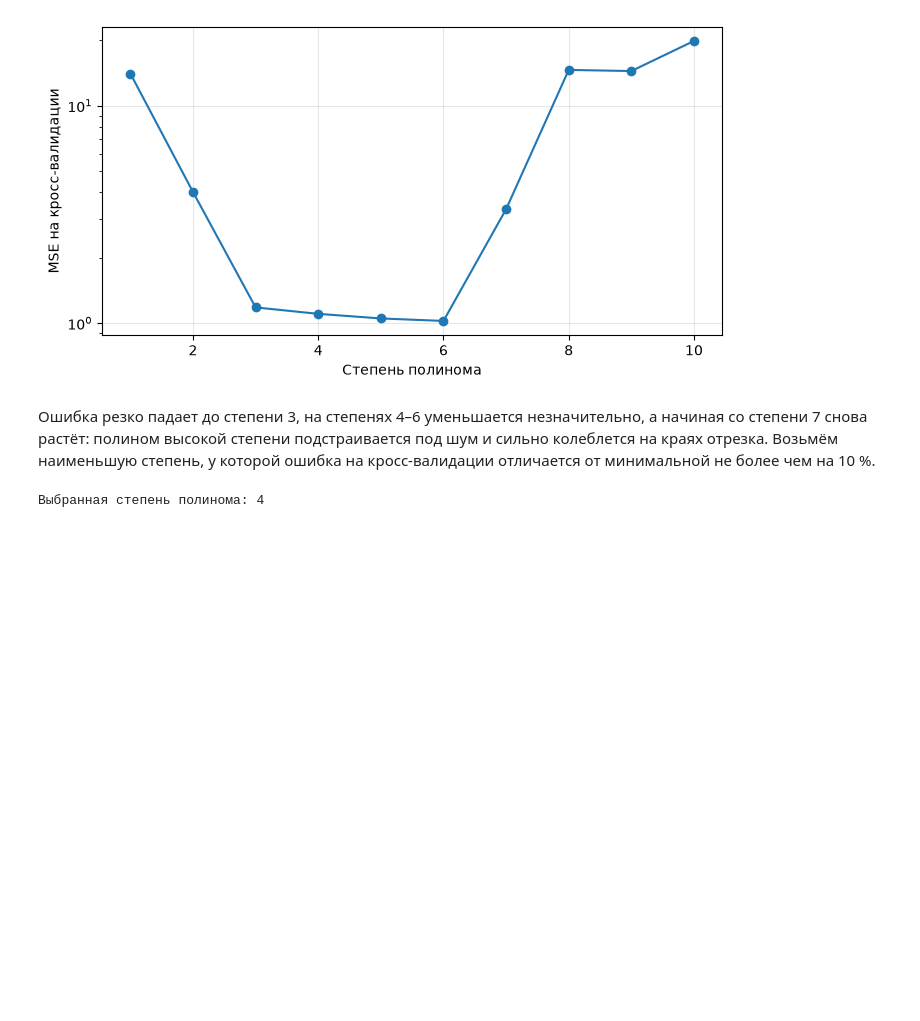
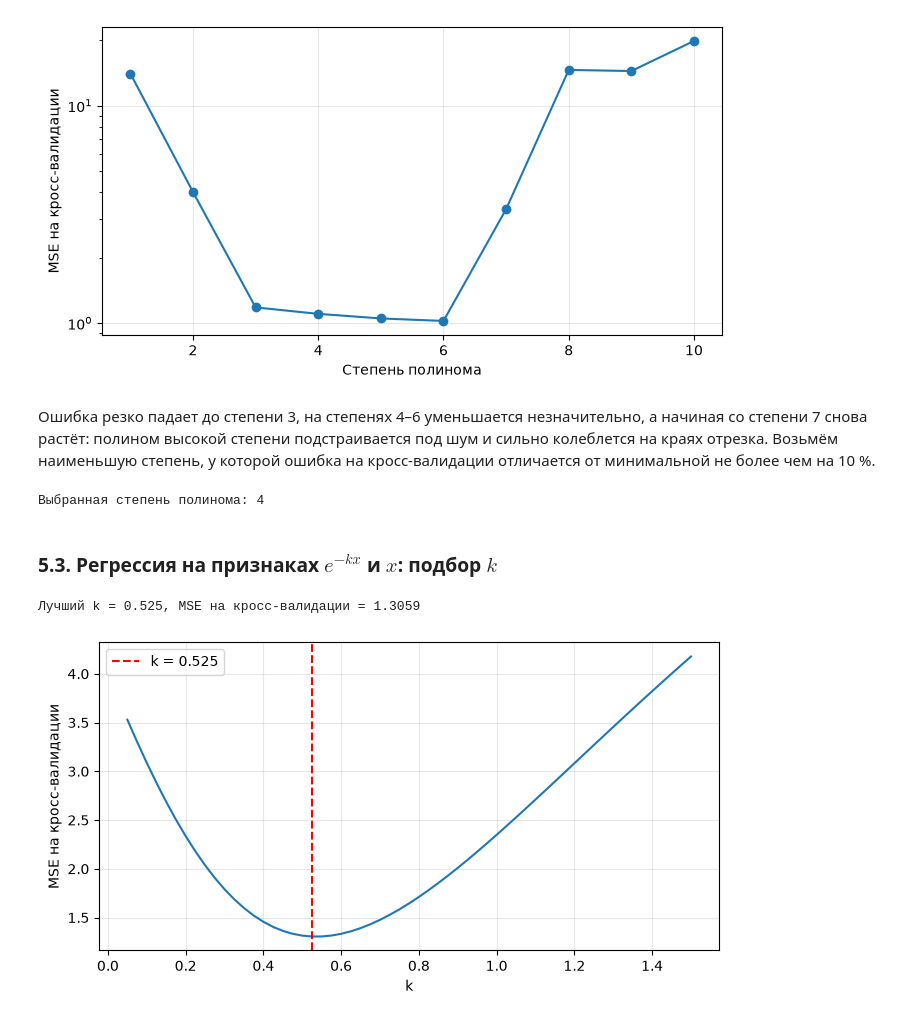
Before and after one commit to calculation-methods/ml, a Jupyter notebook: stud/vasyutinskiy/lab1.ipynb, the cells around one changed output. Drawn from its saved outputs; the diff is of its cells as text; code cells hidden in the pictures; blank space fills up the shorter version.

Commit message:
Lab1: add exp+linear regression with k selection
Co-Authored-By: Claude Opus 5.5 <noreply@anthropic.com>

```diff
--- a/stud/vasyutinskiy/lab1.ipynb
+++ b/stud/vasyutinskiy/lab1.ipynb
@@ -177,3 +177,41 @@ poly_model = Pipeline([
 ]).fit(X_train, y_train)
 # %% [output]
 Выбранная степень полинома: 4
+# %% [markdown]
+### 5.3. Регрессия на признаках $e^{-kx}$ и $x$: подбор $k$
+# %%
+def exp_linear_features(X, k):
+    """Переводит x в признаки [exp(-k*x), x]."""
+    x = np.asarray(X, dtype=float).ravel()
+    return np.column_stack([np.exp(-k * x), x])
+
+
+exp_pipeline = Pipeline([
+    ('features', FunctionTransformer(exp_linear_features, kw_args={'k': 1.0})),
+    ('linreg', LinearRegression()),
+])
+k_grid = np.round(np.linspace(0.05, 1.5, 59), 3)
+exp_search = GridSearchCV(
+    exp_pipeline,
+    {'features__kw_args': [{'k': k} for k in k_grid]},
+    scoring='neg_mean_squared_error',
+    cv=cv,
+)
+exp_search.fit(X_train, y_train)
+
+best_k = exp_search.best_params_['features__kw_args']['k']
+exp_model = exp_search.best_estimator_
+print(f'Лучший k = {best_k}, MSE на кросс-валидации = {-exp_search.best_score_:.4f}')
+# %% [output]
+Лучший k = 0.525, MSE на кросс-валидации = 1.3059
+# %%
+fig, ax = plt.subplots(figsize=(8, 4))
+ax.plot(k_grid, -exp_search.cv_results_['mean_test_score'])
+ax.axvline(best_k, color='red', linestyle='--', label=f'k = {best_k}')
+ax.set_xlabel('k')
+ax.set_ylabel('MSE на кросс-валидации')
+ax.legend()
+ax.grid(alpha=0.3)
+plt.show()
+# %% [output]
+[figure, added]
```
